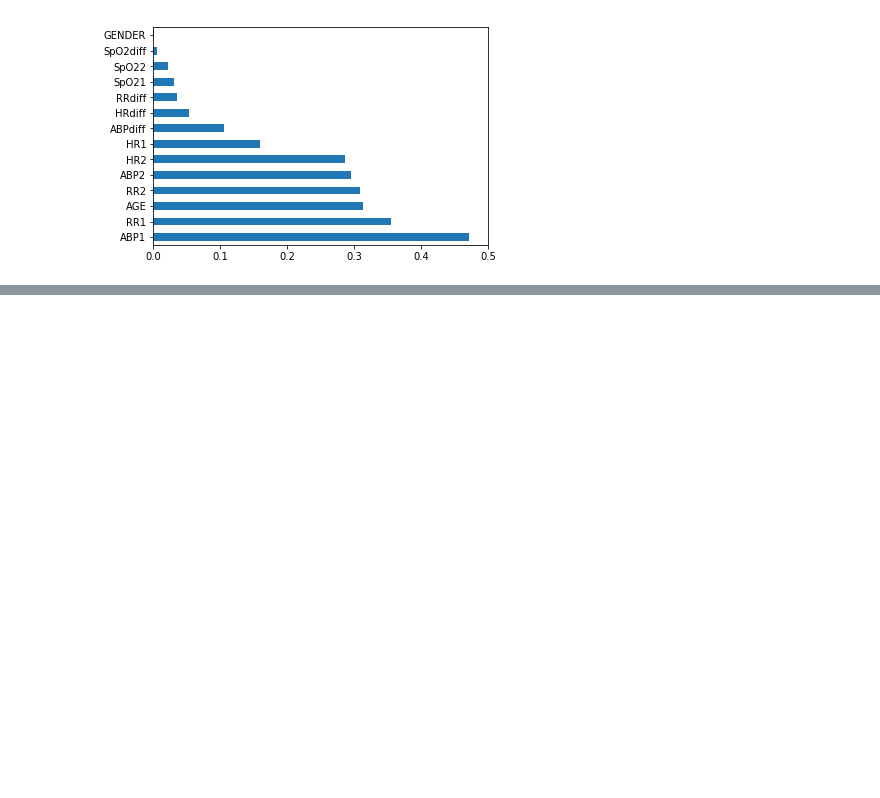
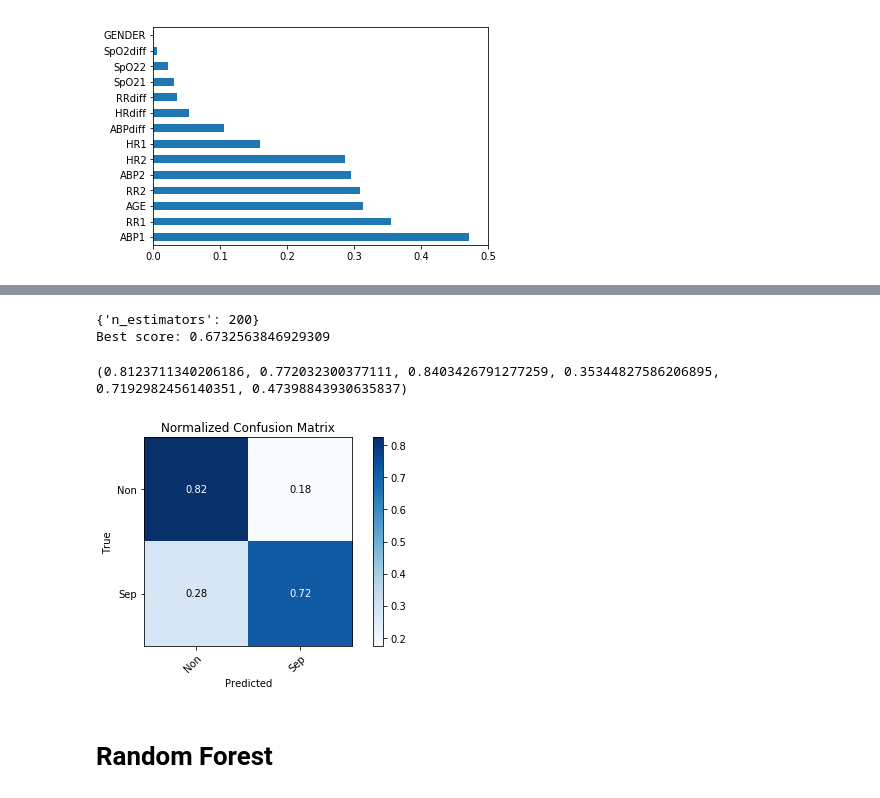
Before and after one commit to tugsag/CSE6250-Project-Sepsis-Prediction, a Jupyter notebook: notebook/Train_Validate.ipynb, the cells around one changed output, grey strips where cells are left out. Cells and saved outputs as stored; diff of their text form; code cells hidden in the pictures; blank space fills up the shorter version.

```diff
--- a/notebook/Train_Validate.ipynb
+++ b/notebook/Train_Validate.ipynb
@@ -201,0 +244,7 @@ plt.show()
+# %%
+from sklearn.tree import DecisionTreeClassifier
+from sklearn.ensemble import AdaBoostClassifier
+abt_para = {'n_estimators':(50,100,200)}
+abt = AdaBoostClassifier(DecisionTreeClassifier(max_depth=5, random_state=42, class_weight="balanced"), random_state=42)
+clfabt = GridSearchCV(abt, abt_para, cv=5, scoring="f1")
+clfabt.fit(X_train_b, y_train_b)
@@ -201,0 +265,22 @@ plt.show()
+# %%
+print(clfabt.best_params_)
+print("Best score: {}".format(clfabt.best_score_))
+# %% [output]
+{'n_estimators': 200}
+Best score: 0.6732563846929309
+# %%
+bdt = AdaBoostClassifier(DecisionTreeClassifier(max_depth=5, random_state=42, class_weight="balanced"), n_estimators=200, random_state=42)
+bdt.fit(X_train_b, y_train_b)
+y_pred_ab = clfabt.predict(X_test)
+y_score_ab = clfabt.predict_proba(X_test)[:,1]
+# %%
+accab, baccab, aucab, preab, recab, f1ab = classification_metrics(y_pred_ab, y_test, y_score_ab)
+print(classification_metrics(y_pred_ab, y_test, y_score_ab))
+# %% [output]
+(0.8123711340206186, 0.772032300377111, 0.8403426791277259, 0.35344827586206895, 0.7192982456140351, 0.47398843930635837)
+# %%
+plot_confusion_matrix(y_test, y_pred_ab, ["Non","Sep"])
+# %% [output]
+[figure, added]
+# %% [markdown]
+# Random Forest
```
Also changed, not shown: parts of 45 cells of this notebook, 2 other files.
